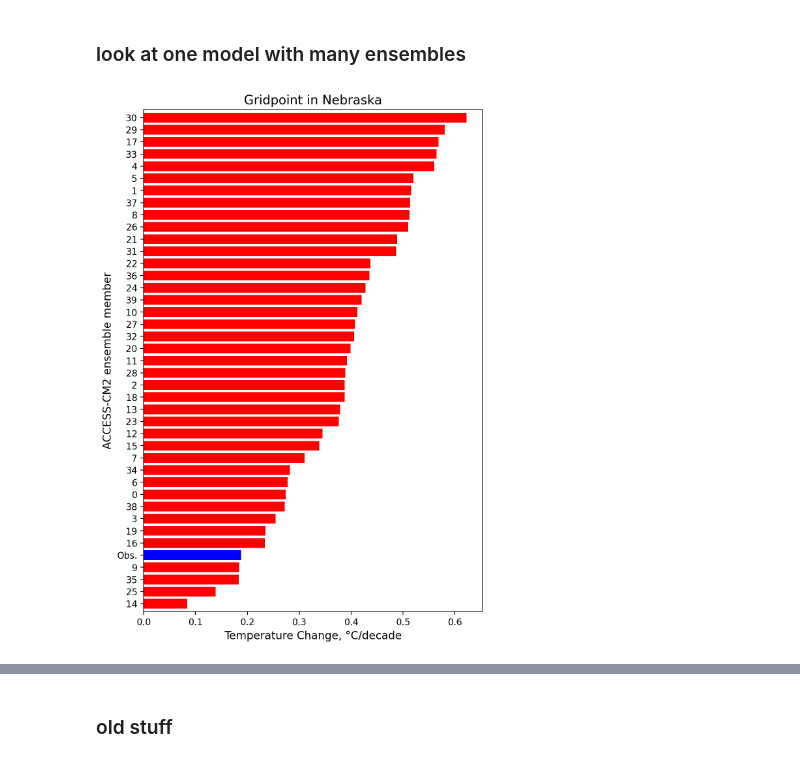
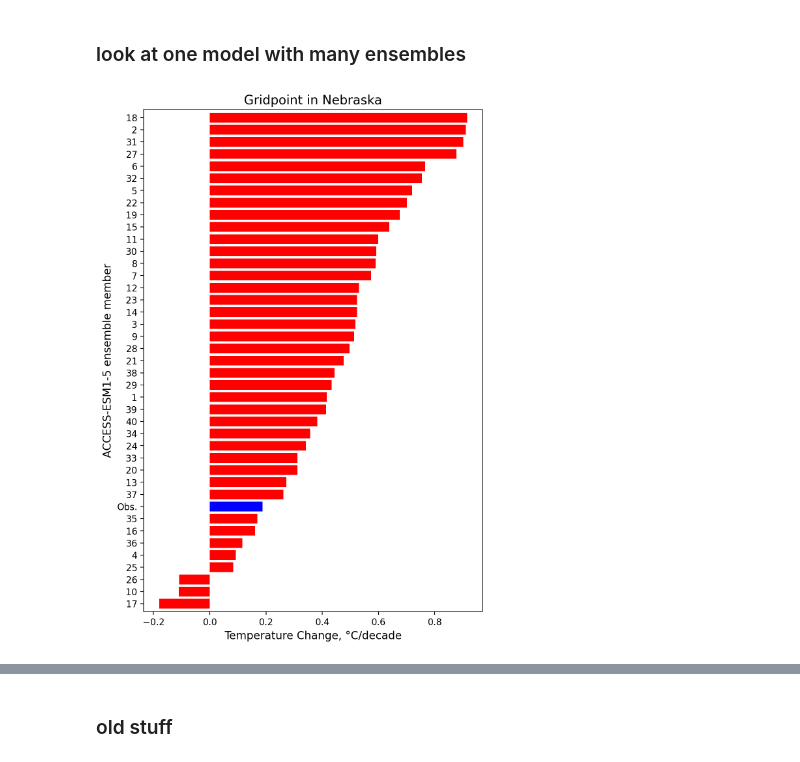
Before and after one commit to aedessler/TCB_Trump_Graphic, a Jupyter notebook: trend_comparison_trump.ipynb, the cells around one changed output, grey strips where cells are left out. Cells and saved outputs as stored; diff of their text form; code cells hidden in the pictures.

Commit message:
fixed a bug with summertime selection
I also added code to look at all of the historical runs and calculate NE change in all ensemble members of each model.

```diff
--- a/trend_comparison_trump.ipynb
+++ b/trend_comparison_trump.ipynb
@@ -466,3 +467,5 @@ giss = xr.DataArray(array3d, dims = 'lat lon'.split(), coords = {'lat': lat, 'lo
+# %%
+modn = 'ACCESS-ESM1-5'
 # %%
 def load_data(source_id):
     """load all model runs for one model"""
@@ -476,44 +479,45 @@ def load_data(source_id):
 
     return historical_ds
 
-x1 = load_data('ACCESS-ESM1-5')
+x1 = load_data(modn)
 # %%
 x2 = xr.concat(x1,dim = 'ensemble')
+x2 = x2.sel(time=x2['time.season'] == season)
 x3 = (x2.sel(time=slice('2010', None)).mean(dim='time') - x2.sel(time=slice('1970','1976')).\
           mean(dim='time'))
 x4 = x3.sel(lat=42, lon=360-93.5, method='nearest').load()
-x4 /= 3.9
+x4['ensemble'] = x4.ensemble + 1 # adjust ensemble number
 # %%
 # Assuming gridded_diff is your DataArray, convert it to a Pandas DataFrame for easier manipulation
 df = x4.to_dataframe().reset_index()
 
 # Remove NaNs
 df_clean = df.dropna()
 
 # Insert the observed value as a new row at the end of the DataFrame
-observed_value = giss.sel(lat=42, lon=360-93.5, method='nearest').values
-df_observed = pd.DataFrame({'ensemble': ['Obs.'], 'tas': [observed_value/3.9]})
+df_observed = pd.DataFrame({'ensemble': ['Obs.'], 'tas': [observed_value]})
 df_sorted = pd.concat([df_clean, df_observed], ignore_index=True)
 df_sorted['color'] = ['red']*(len(df_sorted)-1) + ['blue']
 df_sorted['tas'] = df_sorted.tas.astype(float)
 df_sorted = df_sorted.sort_values(by='tas').reset_index(drop=True)
+df_sorted['tas'] = df_sorted.tas / 3.9
 
 # Plot the data as horizontal bars
 plt.figure(figsize=(8, 10))
 plt.subplots_adjust(left=0.25)
 
 # Plot all bars, using brown for models and blue for observations
 df_sorted['tas'].plot.barh(color=df_sorted.color, width=0.8)
 
 # Customize the plot
 plt.title('Gridpoint in Nebraska', fontsize=14)
-plt.ylabel('ACCESS-CM2 ensemble member', fontsize=12)
+plt.ylabel(f'{modn} ensemble member', fontsize=12)
 plt.xlabel('Temperature Change, °C/decade', fontsize=12)
 
 # Adjust y-axis labels to match the order and style of the example plot
 plt.yticks(np.arange(len(df_sorted)), df_sorted['ensemble'], fontsize=10);
 
 # Optionally, save the plot to a file
-plt.savefig('access-nebraska.jpg', dpi=300)
+# plt.savefig('access-nebraska.jpg', dpi=300)
 # %% [output]
-[figure, old version]
+[figure, new version]
```
Also changed, not shown: parts of 7 cells of this notebook.
